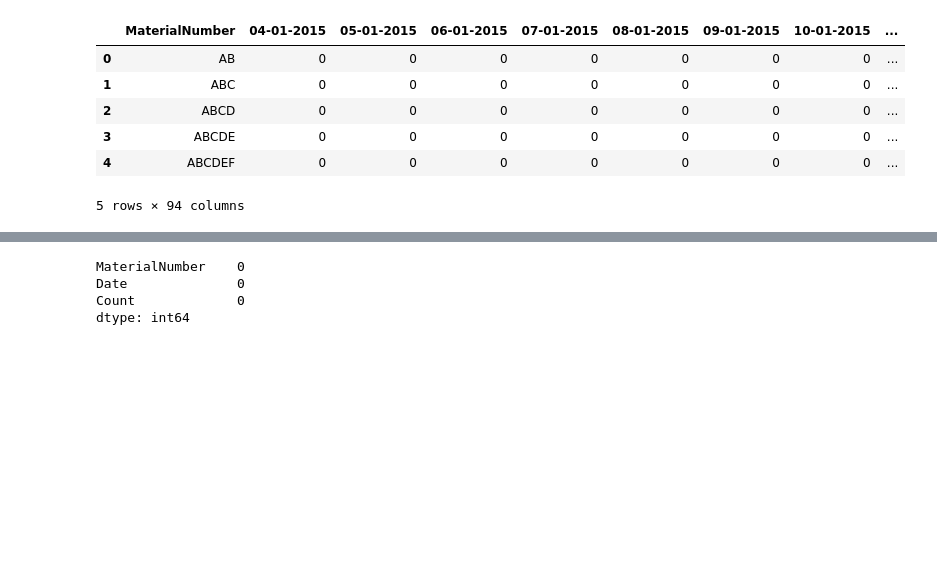
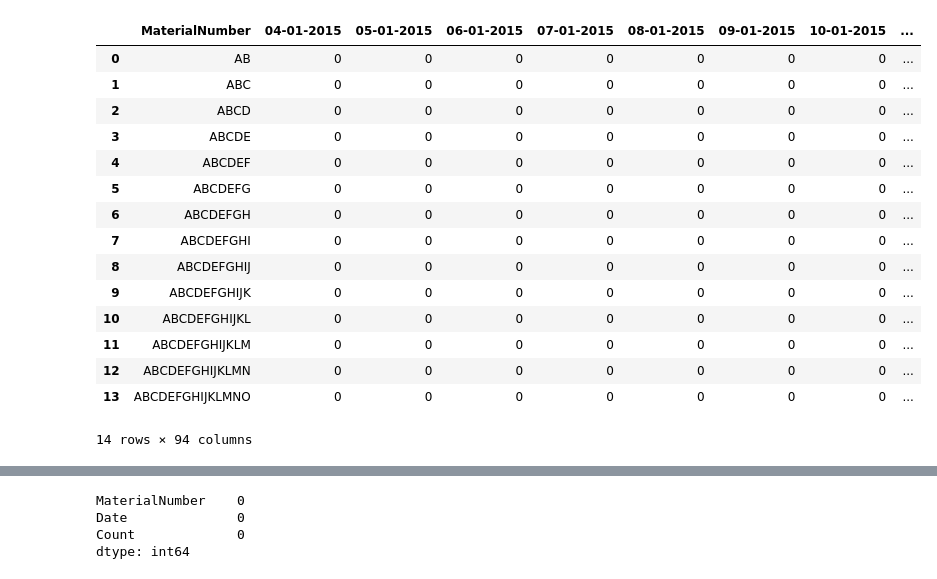
Before and after one commit to pratikranaa/Summer_Projects, a Jupyter notebook: Time_Series/ws.ipynb, the cells around one changed output, grey strips where cells are left out. Drawn from its saved outputs; the diff is of its cells as text; code cells hidden in the pictures; blank space fills up the shorter version.

```diff
--- a/Time_Series/ws.ipynb
+++ b/Time_Series/ws.ipynb
@@ -4,15 +4,24 @@ from darts import TimeSeries
 # %%
 # Load the dataset
 data = pd.read_csv('practise_data_with_ABN_till_dec.csv')
-data.head()
+data
 # %% [output]
 |  | MaterialNumber | 04-01-2015 | 05-01-2015 | 06-01-2015 | 07-01-2015 | 08-01-2015 | 09-01-2015 | 10-01-2015 | ... |
 | 0 | AB | 0 | 0 | 0 | 0 | 0 | 0 | 0 | ... |
 | 1 | ABC | 0 | 0 | 0 | 0 | 0 | 0 | 0 | ... |
 | 2 | ABCD | 0 | 0 | 0 | 0 | 0 | 0 | 0 | ... |
 | 3 | ABCDE | 0 | 0 | 0 | 0 | 0 | 0 | 0 | ... |
 | 4 | ABCDEF | 0 | 0 | 0 | 0 | 0 | 0 | 0 | ... |
+| 5 | ABCDEFG | 0 | 0 | 0 | 0 | 0 | 0 | 0 | ... |
+| 6 | ABCDEFGH | 0 | 0 | 0 | 0 | 0 | 0 | 0 | ... |
+| 7 | ABCDEFGHI | 0 | 0 | 0 | 0 | 0 | 0 | 0 | ... |
+| 8 | ABCDEFGHIJ | 0 | 0 | 0 | 0 | 0 | 0 | 0 | ... |
+| 9 | ABCDEFGHIJK | 0 | 0 | 0 | 0 | 0 | 0 | 0 | ... |
+| 10 | ABCDEFGHIJKL | 0 | 0 | 0 | 0 | 0 | 0 | 0 | ... |
+| 11 | ABCDEFGHIJKLM | 0 | 0 | 0 | 0 | 0 | 0 | 0 | ... |
+| 12 | ABCDEFGHIJKLMN | 0 | 0 | 0 | 0 | 0 | 0 | 0 | ... |
+| 13 | ABCDEFGHIJKLMNO | 0 | 0 | 0 | 0 | 0 | 0 | 0 | ... |
-5 rows × 94 columns
+14 rows × 94 columns
 # %%
 # Reshape the data to long format
 data_long = pd.melt(data, id_vars=['MaterialNumber'], var_name='Date', value_name='Count')
```
Also changed, not shown: parts of 14 cells of this notebook, 1 other file.
